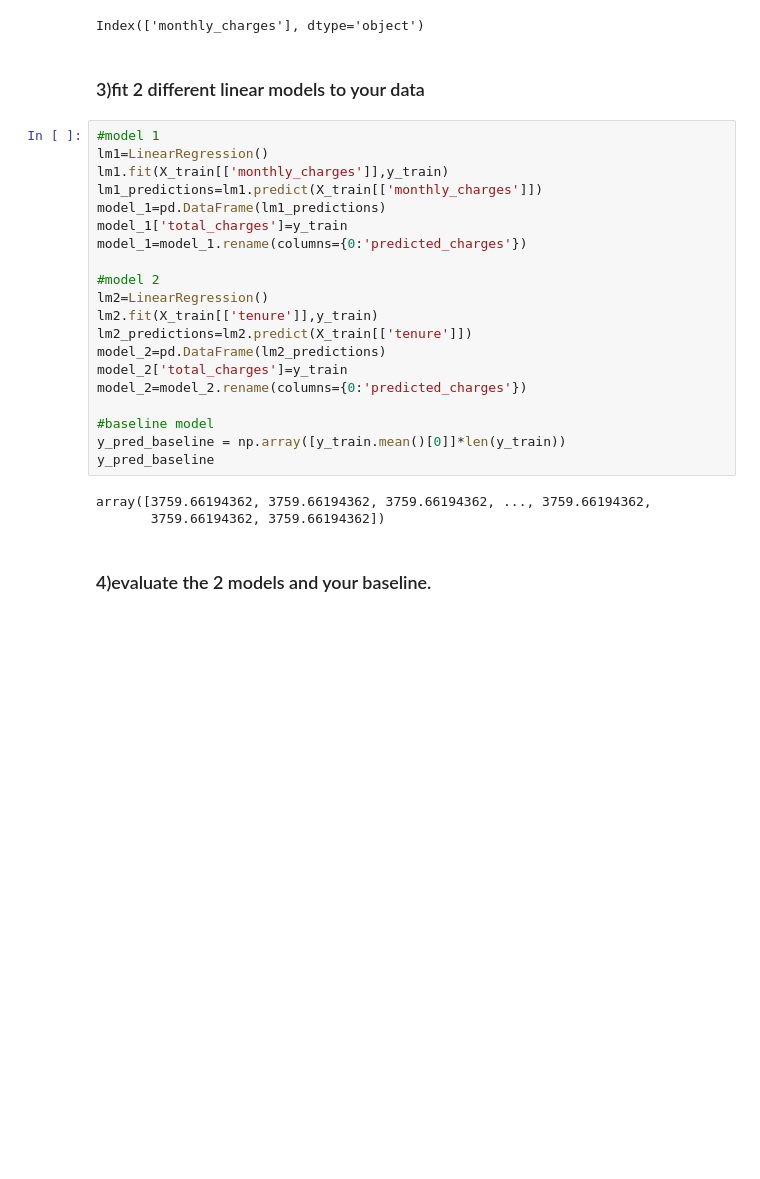
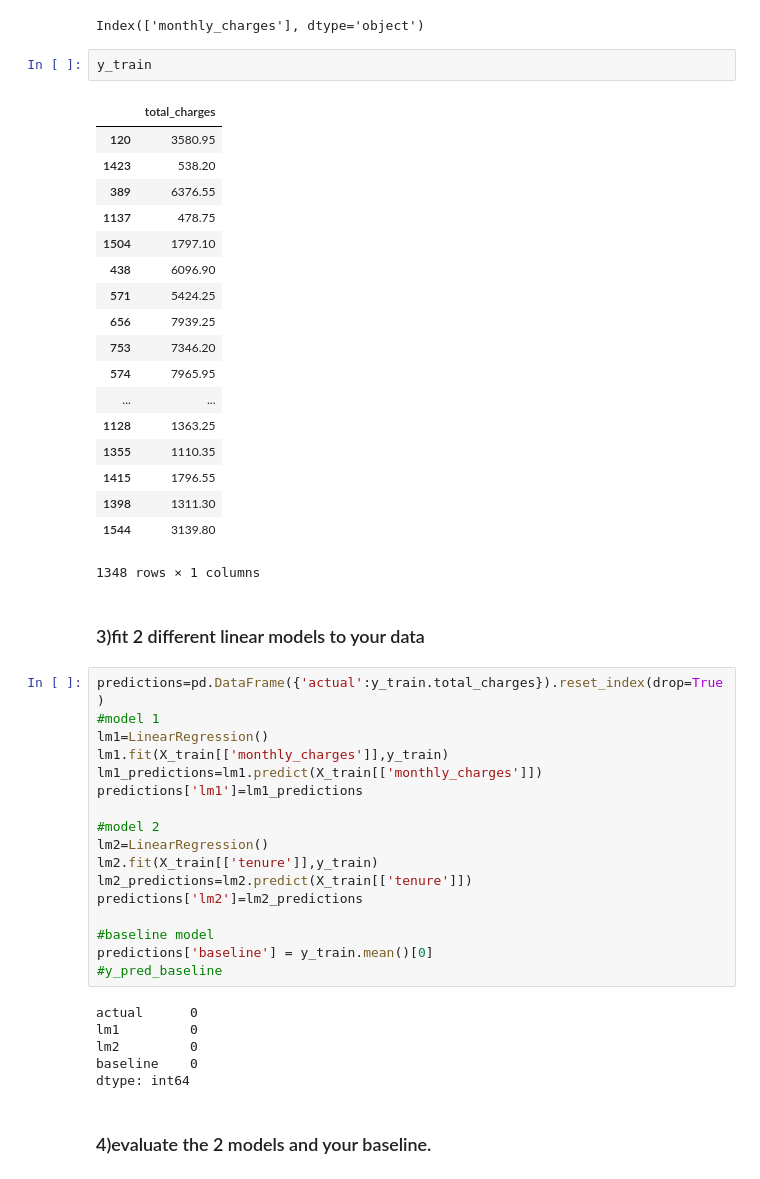
Before and after one commit to CodeupClassroom/bayes-methodologies-exercises, a Jupyter notebook: model.ipynb, the cells around one changed output. Cells and saved outputs as stored; diff of their text form; blank space fills up the shorter version.

```diff
--- a/model.ipynb
+++ b/model.ipynb
@@ -67,31 +75,52 @@ features.optimal_number_of_features(X_train,y_train,X_test,y_test)
 features.optimal_features(X_train,y_train,1)
 # %% [output]
 Index(['monthly_charges'], dtype='object')
+# %%
+y_train
+# %% [output]
+|  | total_charges |
+| 120 | 3580.95 |
+| 1423 | 538.20 |
+| 389 | 6376.55 |
+| 1137 | 478.75 |
+| 1504 | 1797.10 |
+| 438 | 6096.90 |
+| 571 | 5424.25 |
+| 656 | 7939.25 |
+| 753 | 7346.20 |
+| 574 | 7965.95 |
+| ... | ... |
+| 1128 | 1363.25 |
+| 1355 | 1110.35 |
+| 1415 | 1796.55 |
+| 1398 | 1311.30 |
+| 1544 | 3139.80 |
+1348 rows × 1 columns
 # %% [markdown]
 ### 3)fit 2 different linear models to your data
 # %%
+predictions=pd.DataFrame({'actual':y_train.total_charges}).reset_index(drop=True)
 #model 1
 lm1=LinearRegression()
 lm1.fit(X_train[['monthly_charges']],y_train)
 lm1_predictions=lm1.predict(X_train[['monthly_charges']])
-model_1=pd.DataFrame(lm1_predictions)
-model_1['total_charges']=y_train
-model_1=model_1.rename(columns={0:'predicted_charges'})
+predictions['lm1']=lm1_predictions
 
 #model 2
 lm2=LinearRegression()
 lm2.fit(X_train[['tenure']],y_train)
 lm2_predictions=lm2.predict(X_train[['tenure']])
-model_2=pd.DataFrame(lm2_predictions)
-model_2['total_charges']=y_train
-model_2=model_2.rename(columns={0:'predicted_charges'})
+predictions['lm2']=lm2_predictions
 
 #baseline model
-y_pred_baseline = np.array([y_train.mean()[0]]*len(y_train))
-y_pred_baseline
+predictions['baseline'] = y_train.mean()[0]
+#y_pred_baseline
 # %% [output]
-array([3759.66194362, 3759.66194362, 3759.66194362, ..., 3759.66194362,
-       3759.66194362, 3759.66194362])
+actual      0
+lm1         0
+lm2         0
+baseline    0
+dtype: int64
 # %% [markdown]
 ### 4)evaluate the 2 models and your baseline.
 # %%
```
Also changed, not shown: parts of 14 cells of this notebook.
